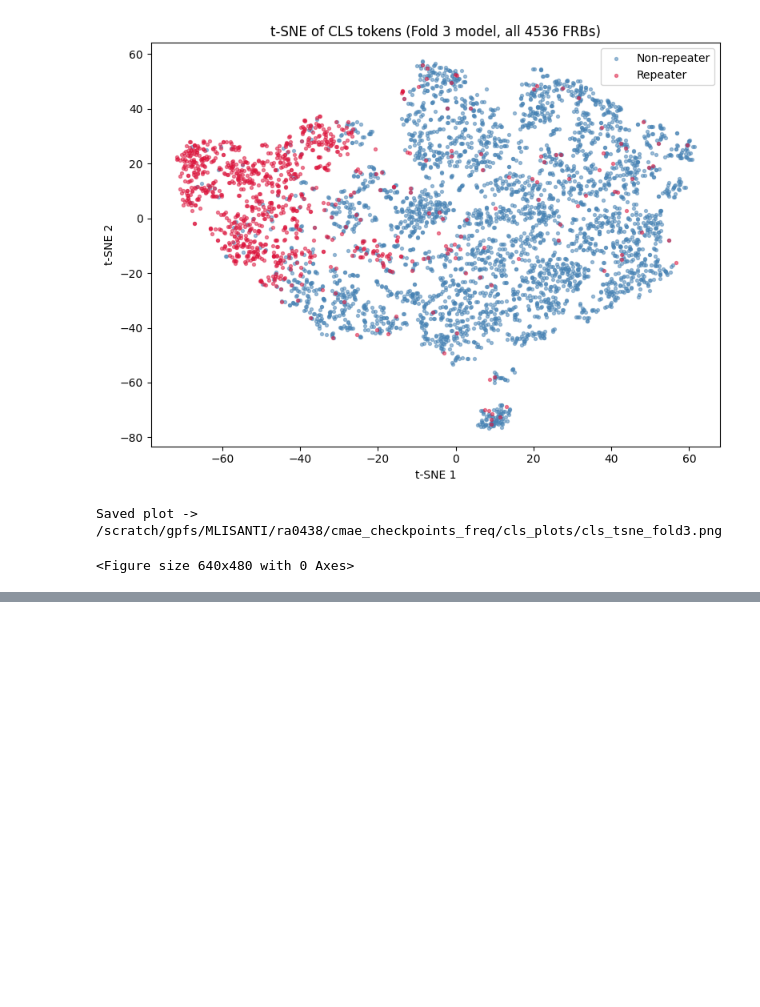
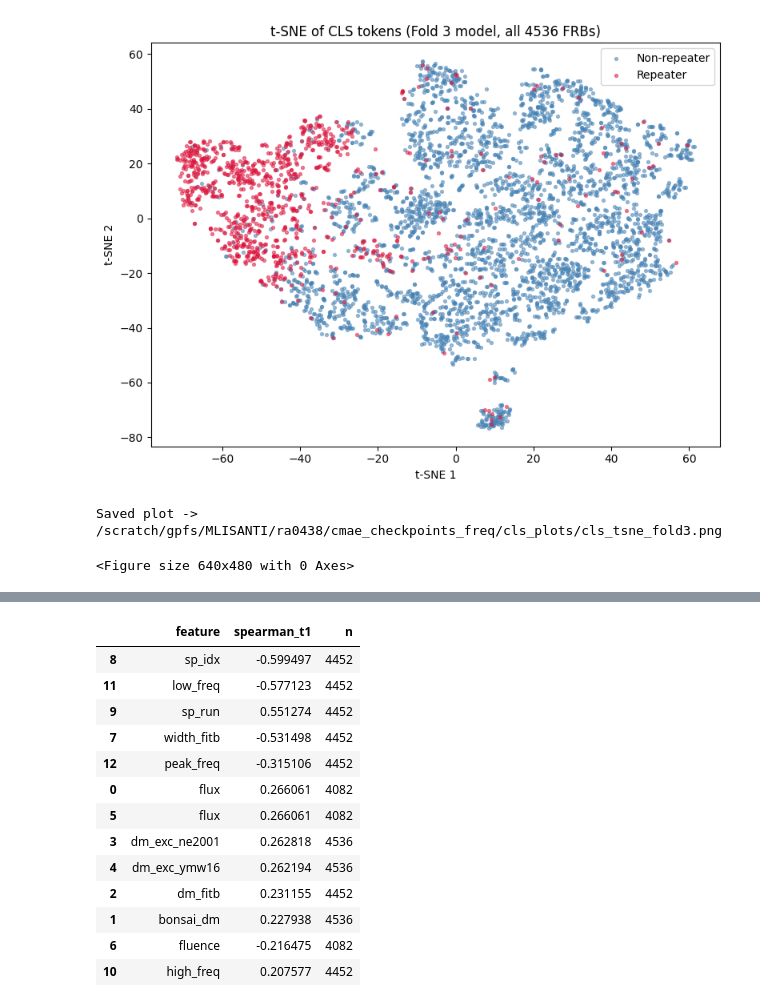
Before and after one commit to rtenacity/chime-catalog-two-analysis, a Jupyter notebook: get_corr.ipynb, the cells around one changed output, grey strips where cells are left out. Cells and saved outputs as stored; diff of their text form; code cells hidden in the pictures; blank space fills up the shorter version.

```diff
--- a/get_corr.ipynb
+++ b/get_corr.ipynb
@@ -593,0 +670,31 @@ tsne_csv_path = os.path.join(OUTPUT_DIR, f"cls_tsne_fold{FOLD_IDX}.csv")
+# %%
+from scipy.stats import pearsonr, spearmanr
+
+
+important_cols = ["flux", "bonsai_dm", "dm_fitb", "dm_exc_ne2001", "dm_exc_ymw16", "flux", "fluence", "width_fitb", "sp_idx", "sp_run", "high_freq", "low_freq", "peak_freq"]
+
+results_tsne1 = []
+
+for col in important_cols:
+    merge_slice = merged[["tsne_1", col]].dropna()
+    rho1, _ = spearmanr(merge_slice["tsne_1"], merge_slice[col])
+    results_tsne1.append({"feature": col,
+                     "spearman_t1": rho1, "n": len(merge_slice)})
+
+corr_df = pd.DataFrame(results_tsne1).sort_values(by="spearman_t1", key=abs, ascending=False)
+corr_df
+# %% [output]
+|  | feature | spearman_t1 | n |
+| 8 | sp_idx | -0.599497 | 4452 |
+| 11 | low_freq | -0.577123 | 4452 |
+| 9 | sp_run | 0.551274 | 4452 |
+| 7 | width_fitb | -0.531498 | 4452 |
+| 12 | peak_freq | -0.315106 | 4452 |
+| 0 | flux | 0.266061 | 4082 |
+| 5 | flux | 0.266061 | 4082 |
+| 3 | dm_exc_ne2001 | 0.262818 | 4536 |
+| 4 | dm_exc_ymw16 | 0.262194 | 4536 |
+| 2 | dm_fitb | 0.231155 | 4452 |
+| 1 | bonsai_dm | 0.227938 | 4536 |
+| 6 | fluence | -0.216475 | 4082 |
+| 10 | high_freq | 0.207577 | 4452 |
```
Also changed, not shown: parts of 11 cells of this notebook, 1 other file.
